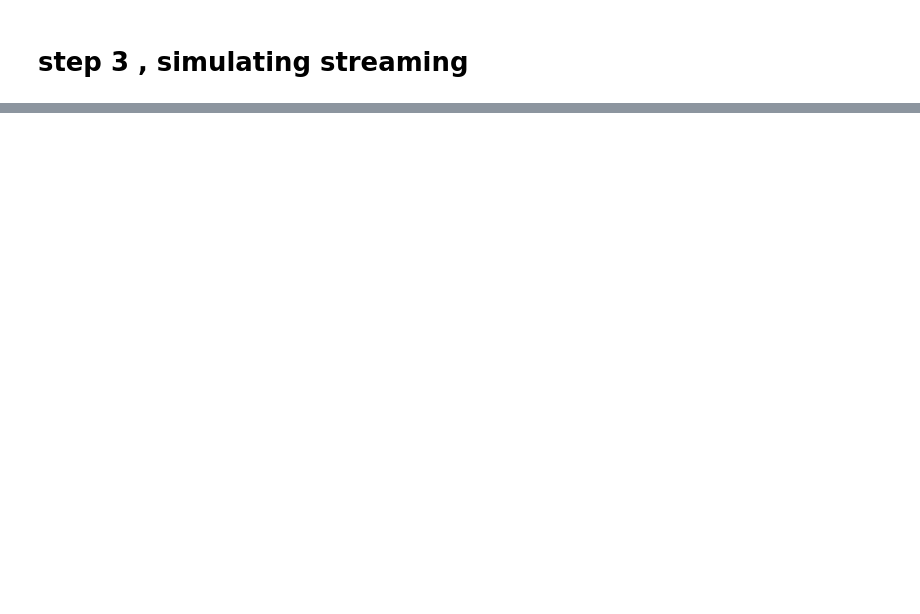
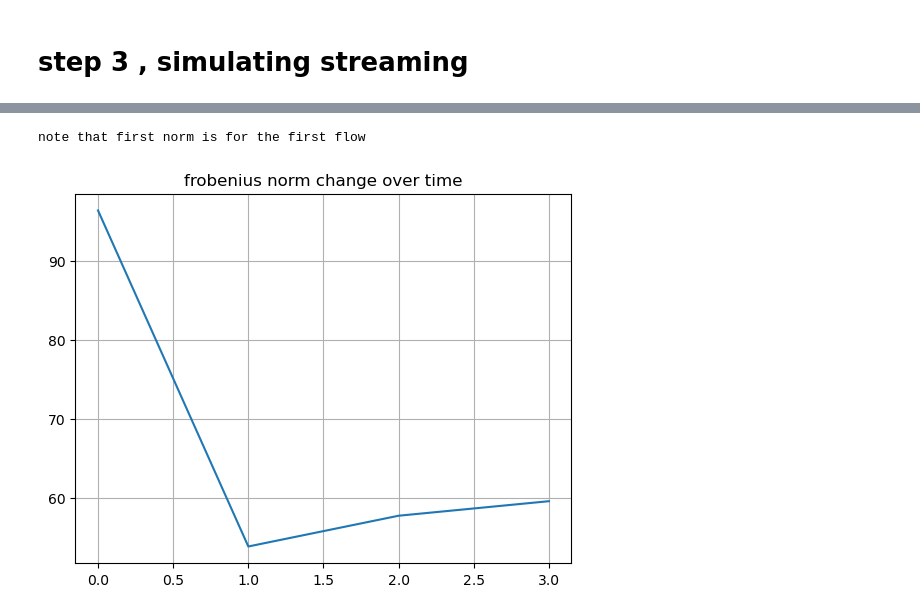
Before and after one commit to aliasghar892/datamining_matrixmonitoring, a Jupyter notebook: main code.ipynb, the cells around one changed output, grey strips where cells are left out. Drawn from its saved outputs; the diff is of its cells as text; code cells hidden in the pictures; blank space fills up the shorter version.

```diff
--- a/main code.ipynb
+++ b/main code.ipynb
@@ -175,5 +184,10 @@ memory usage: 3.1+ MB
 | 536368 | 0 | 0 | 0 | 0 | 0 | 0 | 0 | 0 | 0 | 0 | ... | ... |
 | 536369 | 0 | 0 | 0 | 0 | 0 | 0 | 0 | 0 | 0 | 0 | ... | ... |
 5 rows × 3665 columns
+# %%
+new_cols = [get_descrption(st) for st in binary_df.columns.values]
 # %%
-data_length = binary_df.shape[0]
+data = binary_df.to_numpy()
+data_length = data.shape[0]
+num_features = data.shape[1]
+print(f"data_length: {data_length}, num features: {num_features}")
@@ -182,5 +205,11 @@ data_length = binary_df.shape[0]
 # %%
+# these are all hyperparameters can be set for this app!
 hp = {
-    "flow_size" : 1000, # number of rows at each flow is being loaded
-    "sketch_size" : 500, # numbre of rows of sketch
+    "flow_size" : 500, # number of rows at each flow is being loaded
+    "sketch_size" : 100, # numbre of rows of sketch
+    "sketch_binary_thresh": 0.5 , # >thresh is 1 else 0
+    # setting this 0 (positive 1 , negative 0) will make the sketches so dense and hard to compute assoc rules (apiriori ran out of mem !)
+    # i will set higher for faster compute
+    "min_sup": 0.05,
+    "min_conf" : 0.05
 }
@@ -186,0 +294,9 @@ hp = {
+# %%
+print("note that first norm is for the first flow")
+plt.title("frobenius norm change over time")
+plt.plot(frob_norms)
+plt.grid(True)
+plt.show()
+# %% [output]
+note that first norm is for the first flow
+[figure, added]
```
Also changed, not shown: parts of 5 cells of this notebook, 3 other files.
